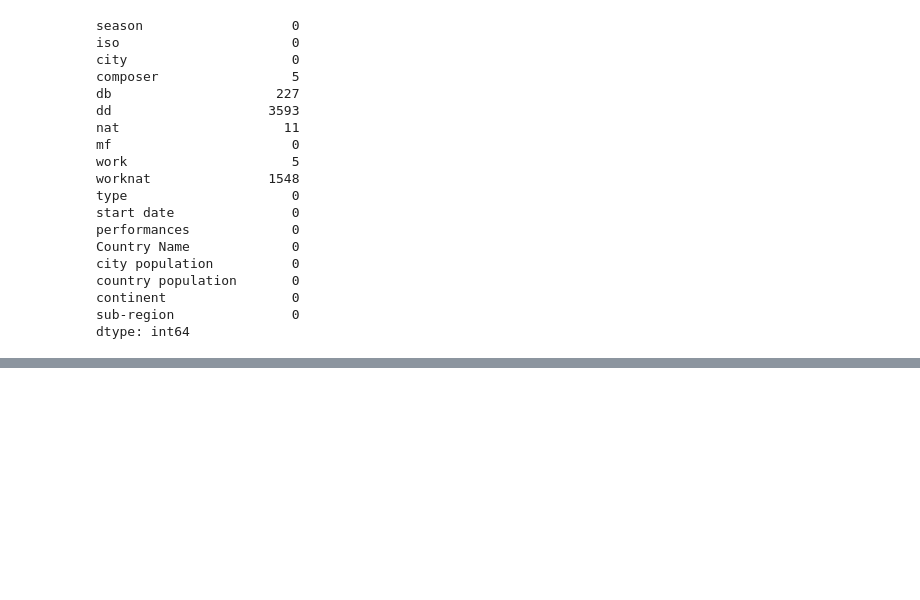
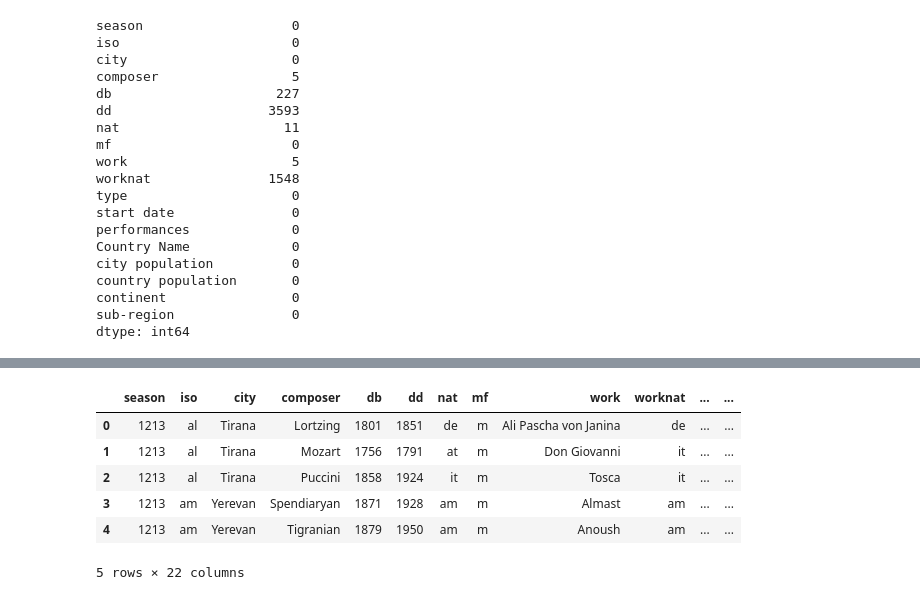
Before and after one commit to AngeliqueAlex/New_Opera_Company_Capstone, a Jupyter notebook: 03_EDA_New_Opera_Business .ipynb, the cells around one changed output, grey strips where cells are left out. Cells and saved outputs as stored; diff of their text form; code cells hidden in the pictures; blank space fills up the shorter version.

```diff
--- a/03_EDA_New_Opera_Business .ipynb
+++ b/03_EDA_New_Opera_Business .ipynb
@@ -132,0 +166,4 @@ opera.to_excel('opera_new.xlsx', index=False)
+# %%
+# Group by 'iso' and 'season' and sum the performances
+perf_by_country_season = opera.groupby(['iso', 'season'])['performances'].sum()
+perf_by_country_season.head(10)
@@ -132,0 +183,3 @@ opera.to_excel('opera_new.xlsx', index=False)
+# %%
+# Merge it back to the original dataframe on the 'iso' and 'season' columns
+opera = opera.merge(perf_by_country_season, on=['iso', 'season'], how='left', suffixes=('', '_season_by_country'))
@@ -132,0 +195,4 @@ opera.to_excel('opera_new.xlsx', index=False)
+# %%
+#Calculate percentage of opera performances by country population
+opera['perf_per_co_pop_percent'] = opera['performances_season_by_country']/opera['country population'] * 100
+opera.head()
@@ -132,0 +206,4 @@ opera.to_excel('opera_new.xlsx', index=False)
+# %%
+# Group by 'iso' and 'season' and 'city'then sum the performances
+perf_by_city_season = opera.groupby(['iso', 'city', 'season'])['performances'].sum()
+perf_by_city_season.head(15)
@@ -132,0 +228,12 @@ opera.to_excel('opera_new.xlsx', index=False)
+# %%
+# Merge it back to the original dataframe on the 'iso' and 'season' columns
+opera = opera.merge(perf_by_city_season, on=['iso', 'city', 'season'], how='left', suffixes=('', '_season_by_city'))
+opera.head()
+# %% [output]
+|  | season | iso | city | composer | db | dd | nat | mf | work | worknat | ... | ... |
+| 0 | 1213 | al | Tirana | Lortzing | 1801 | 1851 | de | m | Ali Pascha von Janina | de | ... | ... |
+| 1 | 1213 | al | Tirana | Mozart | 1756 | 1791 | at | m | Don Giovanni | it | ... | ... |
+| 2 | 1213 | al | Tirana | Puccini | 1858 | 1924 | it | m | Tosca | it | ... | ... |
+| 3 | 1213 | am | Yerevan | Spendiaryan | 1871 | 1928 | am | m | Almast | am | ... | ... |
+| 4 | 1213 | am | Yerevan | Tigranian | 1879 | 1950 | am | m | Anoush | am | ... | ... |
+5 rows × 22 columns
```
Also changed, not shown: parts of 16 cells of this notebook, 5 other files.
